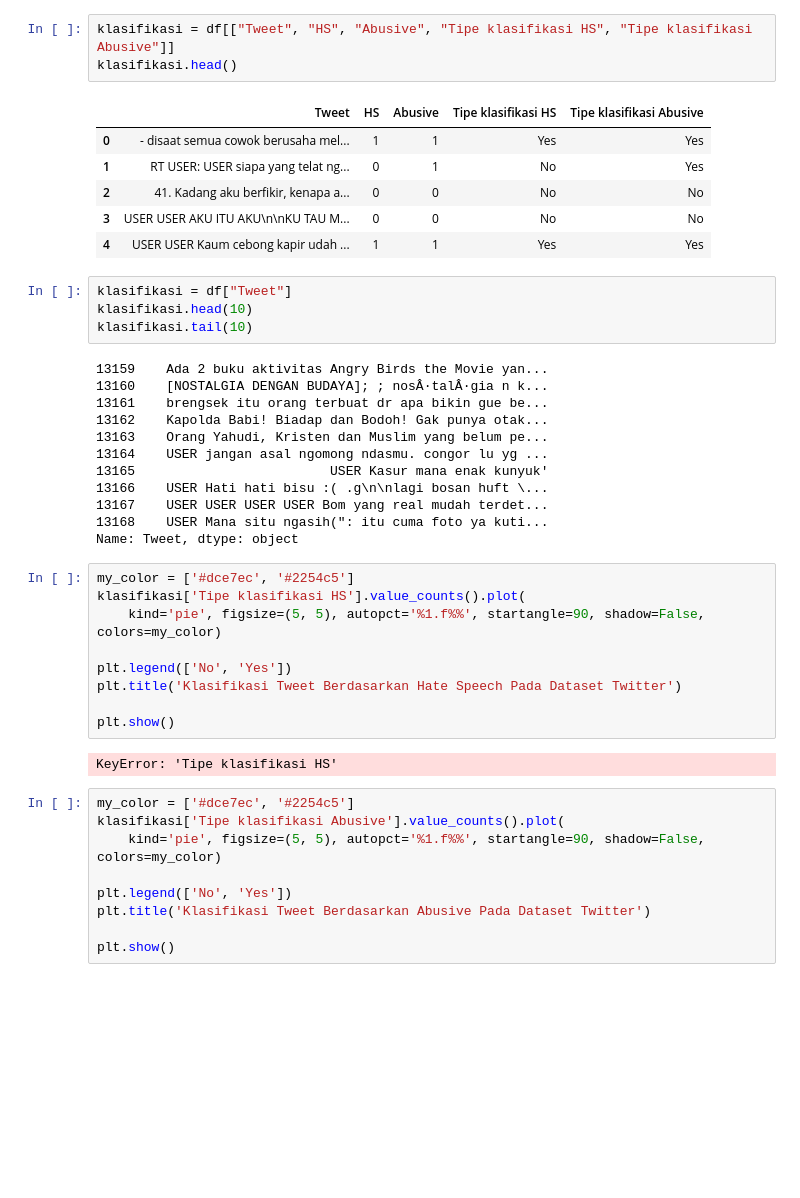
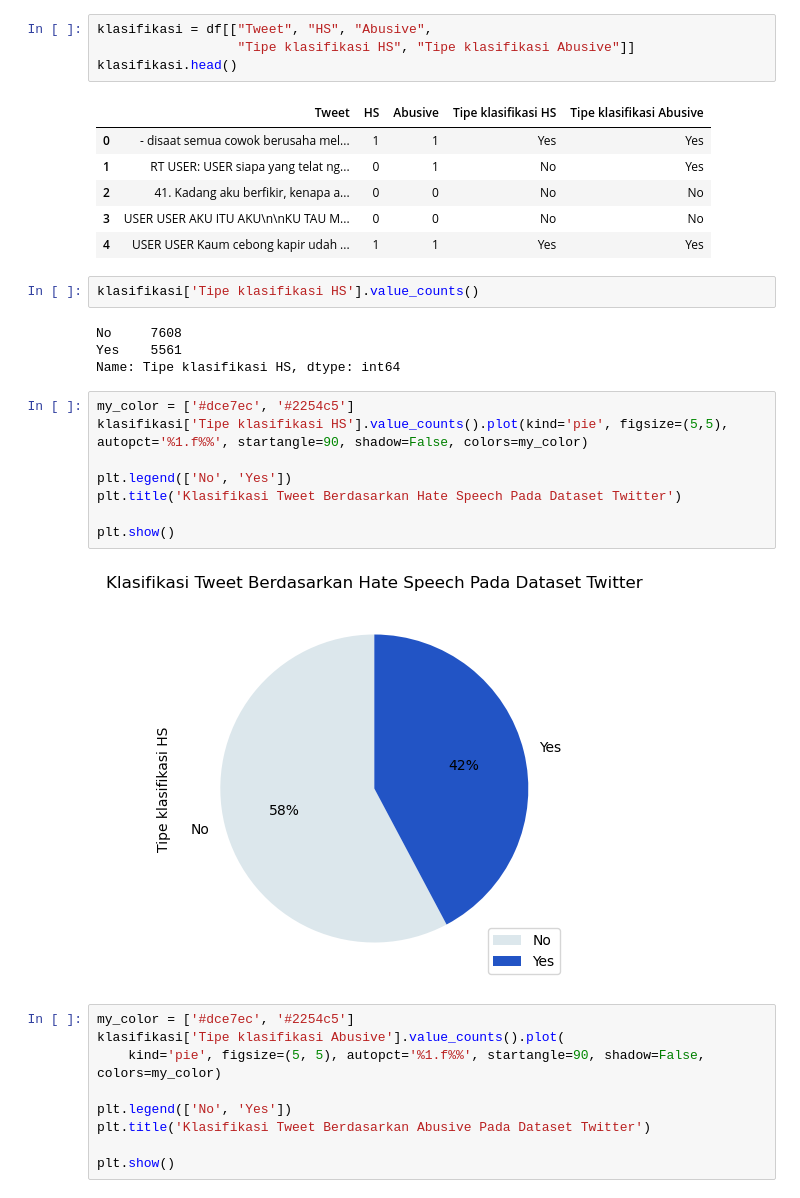
Before and after one commit to udjoo/tugasbinar, a Jupyter notebook: preprocess.ipynb, the cells around one changed output. Saved outputs shown, nothing was run; the diff lists cells and outputs as text; blank space fills up the shorter version.

```diff
--- a/preprocess.ipynb
+++ b/preprocess.ipynb
@@ -111,7 +111,8 @@ df.head()
 | 3 | USER USER AKU ITU AKU\n\nKU TAU M... | 0 | 0 | 0 | 0 | 0 | 0 | 0 | 0 | ... |
 | 4 | USER USER Kaum cebong kapir udah ... | 1 | 1 | 0 | 1 | 1 | 0 | 0 | 0 | ... |
 # %%
-klasifikasi = df[["Tweet", "HS", "Abusive", "Tipe klasifikasi HS", "Tipe klasifikasi Abusive"]]
+klasifikasi = df[["Tweet", "HS", "Abusive",
+                  "Tipe klasifikasi HS", "Tipe klasifikasi Abusive"]]
 klasifikasi.head()
 # %% [output]
 |  | Tweet | HS | Abusive | Tipe klasifikasi HS | Tipe klasifikasi Abusive |
@@ -120,33 +121,22 @@ klasifikasi.head()
 | 2 | 41. Kadang aku berfikir, kenapa a... | 0 | 0 | No | No |
 | 3 | USER USER AKU ITU AKU\n\nKU TAU M... | 0 | 0 | No | No |
 | 4 | USER USER Kaum cebong kapir udah ... | 1 | 1 | Yes | Yes |
-# %%
-klasifikasi = df["Tweet"]
-klasifikasi.head(10)
-klasifikasi.tail(10)
-# %% [output]
-13159    Ada 2 buku aktivitas Angry Birds the Movie yan...
-13160    [NOSTALGIA DENGAN BUDAYA]; ; nosÂ·talÂ·gia n k...
-13161    brengsek itu orang terbuat dr apa bikin gue be...
-13162    Kapolda Babi! Biadap dan Bodoh! Gak punya otak...
-13163    Orang Yahudi, Kristen dan Muslim yang belum pe...
-13164    USER jangan asal ngomong ndasmu. congor lu yg ...
-13165                         USER Kasur mana enak kunyuk'
-13166    USER Hati hati bisu :( .g\n\nlagi bosan huft \...
-13167    USER USER USER USER Bom yang real mudah terdet...
-13168    USER Mana situ ngasih(": itu cuma foto ya kuti...
-Name: Tweet, dtype: object
+# %%
+klasifikasi['Tipe klasifikasi HS'].value_counts()
+# %% [output]
+No     7608
+Yes    5561
+Name: Tipe klasifikasi HS, dtype: int64
 # %%
 my_color = ['#dce7ec', '#2254c5']
-klasifikasi['Tipe klasifikasi HS'].value_counts().plot(
-    kind='pie', figsize=(5, 5), autopct='%1.f%%', startangle=90, shadow=False, colors=my_color)
+klasifikasi['Tipe klasifikasi HS'].value_counts().plot(kind='pie', figsize=(5,5), autopct='%1.f%%', startangle=90, shadow=False, colors=my_color)
 
 plt.legend(['No', 'Yes'])
 plt.title('Klasifikasi Tweet Berdasarkan Hate Speech Pada Dataset Twitter')
 
 plt.show()
 # %% [output]
-KeyError: 'Tipe klasifikasi HS'
+[figure, added]
 # %%
 my_color = ['#dce7ec', '#2254c5']
 klasifikasi['Tipe klasifikasi Abusive'].value_counts().plot(
```
Also changed, not shown: parts of 4 cells of this notebook, 1 other file.
